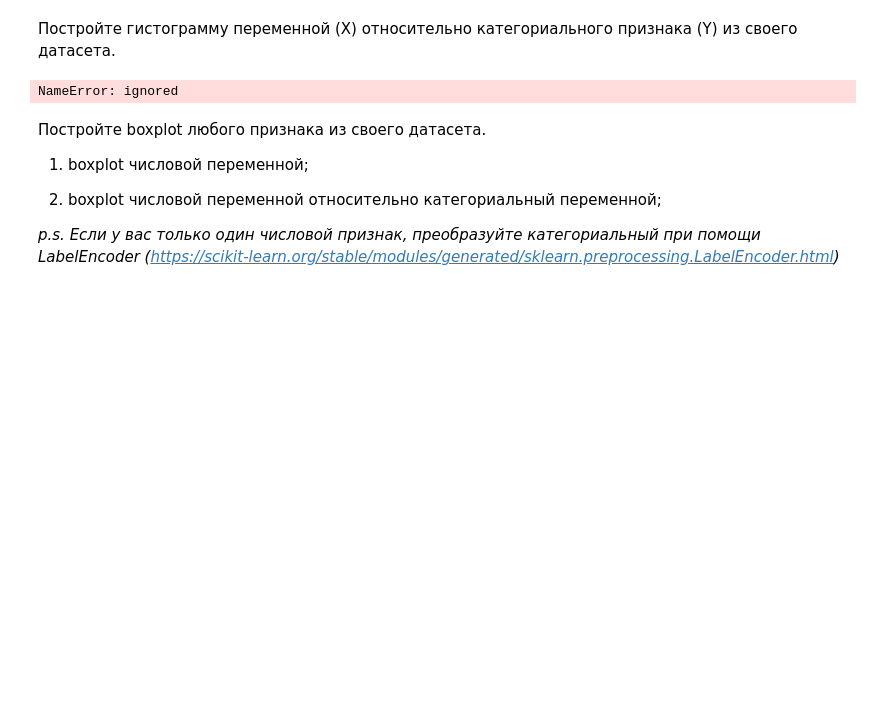
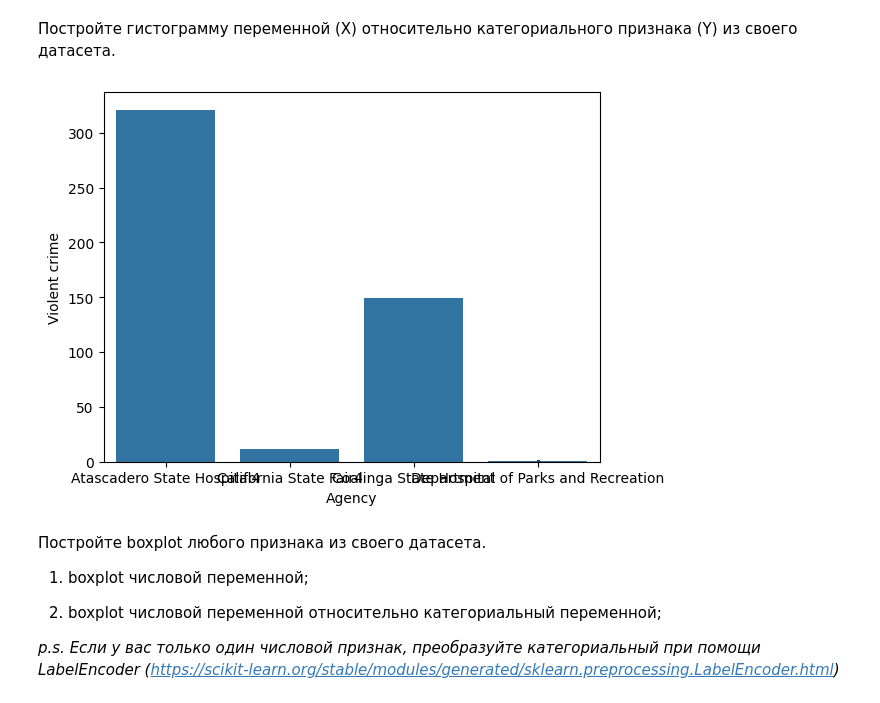
Before and after one commit to Zlovredniy/MachineExperience1, a Jupyter notebook: lab2/Задание_2.ipynb, the cells around one changed output. Saved outputs shown, nothing was run; the diff lists cells and outputs as text; code cells hidden in the pictures; blank space fills up the shorter version.

```diff
--- a/lab2/Задание_2.ipynb
+++ b/lab2/Задание_2.ipynb
@@ -263,9 +263,10 @@ Example: Агенство Department of Parks and Recreation разбирало
 # %% [markdown]
  Постройте гистограмму переменной (X) относительно категориального признака (Y) из своего датасета.
 # %%
-sns.histplot(x = 'Violent crime', hue = 'Agency', data=df_filled[:10])
+sns.barplot(x='Agency', y='Violent crime', data=df_filled[:10])
+plt.show()
 # %% [output]
-NameError: ignored
+[figure, added]
 # %% [markdown]
 Постройте boxplot любого признака из своего датасета.
 
```
Also changed, not shown: parts of 10 cells of this notebook.
